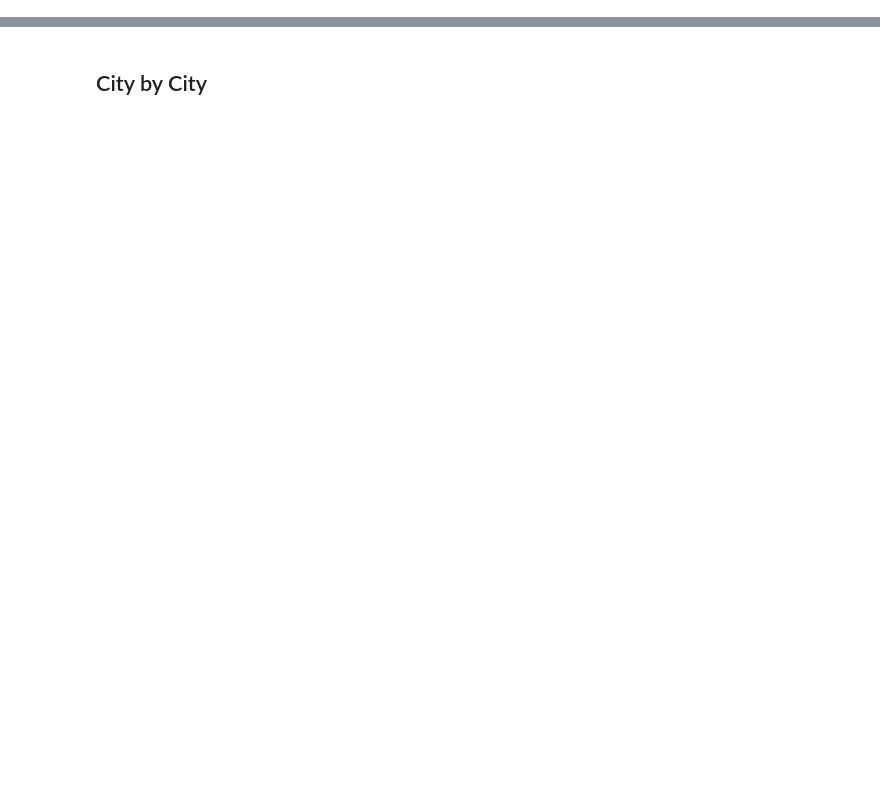
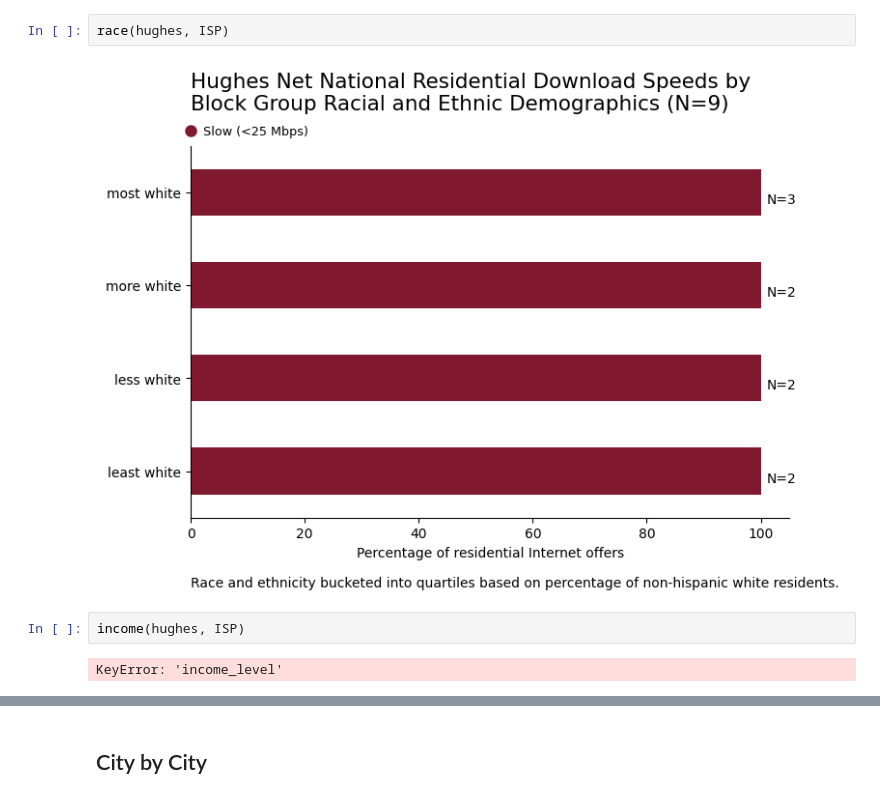
Before and after one commit to abbycarr/investigate_NE_isp, a Jupyter notebook: notebooks/2a-hughes-reports.ipynb, the cells around one changed output, grey strips where cells are left out. Drawn from its saved outputs; the diff is of its cells as text; blank space fills up the shorter version.

```diff
--- a/notebooks/2a-hughes-reports.ipynb
+++ b/notebooks/2a-hughes-reports.ipynb
@@ -125,0 +114,8 @@ redlining(huges)
+# %%
+race(hughes, ISP)
+# %% [output]
+[figure, added]
+# %%
+income(hughes, ISP)
+# %% [output]
+KeyError: 'income_level'
```
Also changed, not shown: parts of 33 cells of this notebook, 2 other files.
